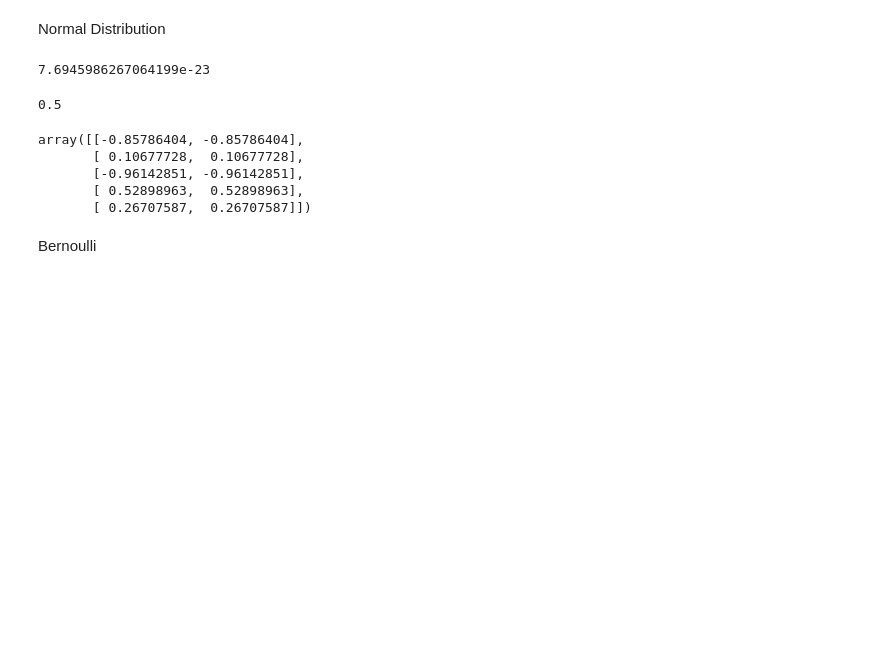
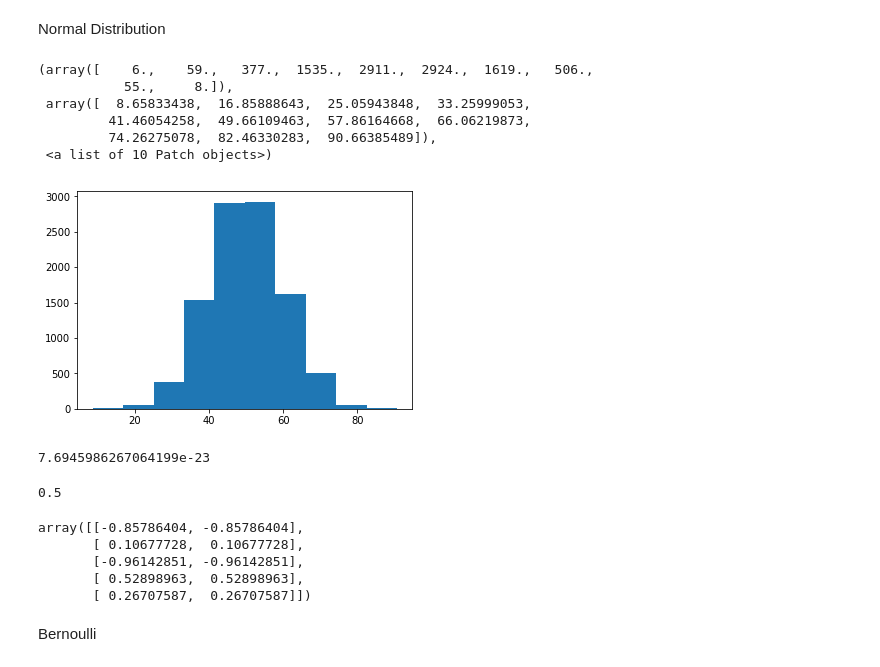
Before and after one commit to tfolkman/byu_econ_applied_machine_learning, a Jupyter notebook: lectures/Lecture_2_Python_Git.ipynb, the cells around one changed output. Cells and saved outputs as stored; diff of their text form; code cells hidden in the pictures; blank space fills up the shorter version.

```diff
--- a/lectures/Lecture_2_Python_Git.ipynb
+++ b/lectures/Lecture_2_Python_Git.ipynb
@@ -331,4 +367,4 @@ stats.pearsonr(np_array, np_array)
 # %% [markdown]
 Normal Distribution
 # %%
-x = stats.norm.rvs(loc=0, scale=1, size=5)
+x = stats.norm.rvs(loc=50, scale=10, size=10000)
@@ -335,3 +374,13 @@ x = stats.norm.rvs(loc=0, scale=1, size=5)
+# %%
+plt.hist(x)
+# %% [output]
+(array([    6.,    59.,   377.,  1535.,  2911.,  2924.,  1619.,   506.,
+           55.,     8.]),
+ array([  8.65833438,  16.85888643,  25.05943848,  33.25999053,
+         41.46054258,  49.66109463,  57.86164668,  66.06219873,
+         74.26275078,  82.46330283,  90.66385489]),
+ <a list of 10 Patch objects>)
+[figure, added]
 # %%
 stats.norm.pdf(x=-10, loc=0, scale=1)
 # %% [output]
```
Also changed, not shown: parts of 17 cells of this notebook, 4 other files.
